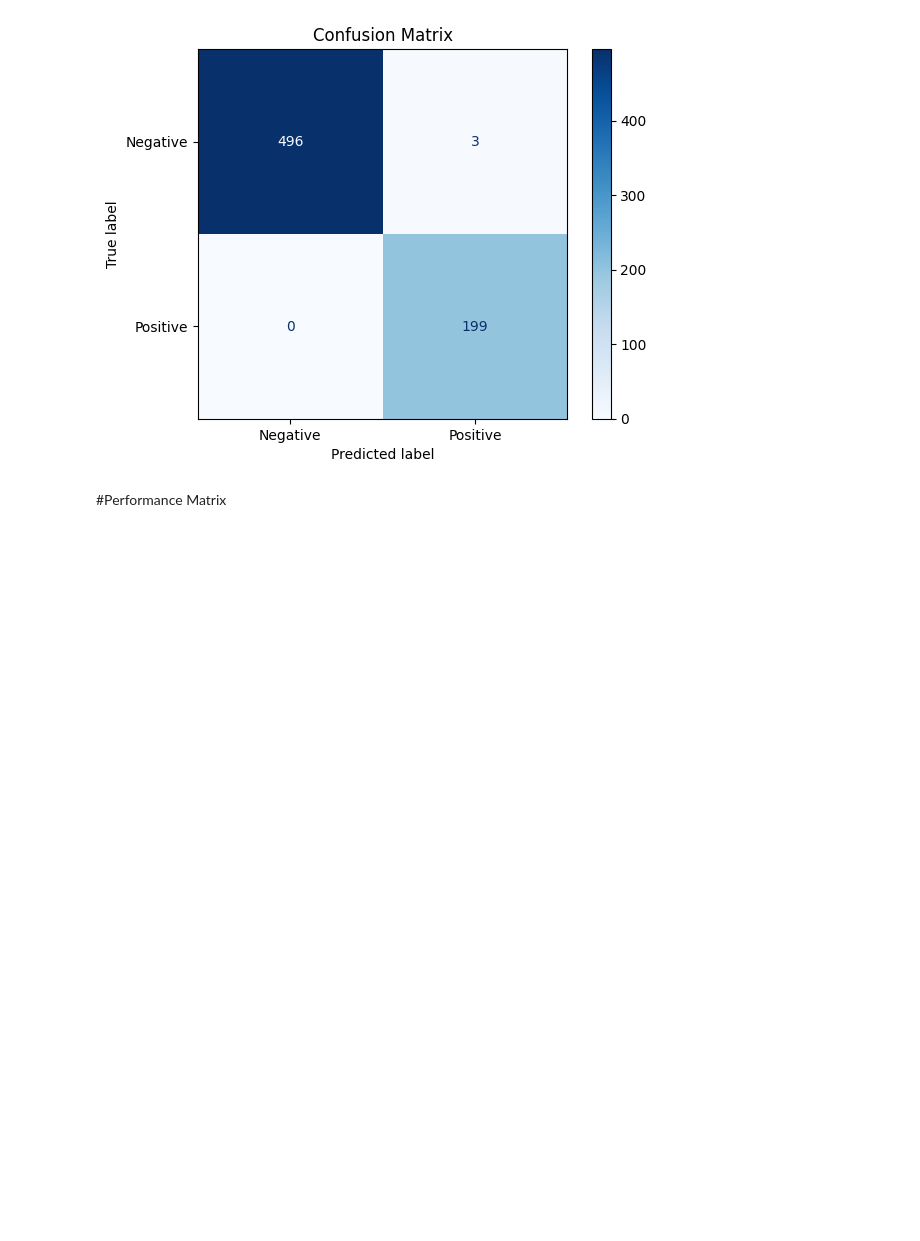
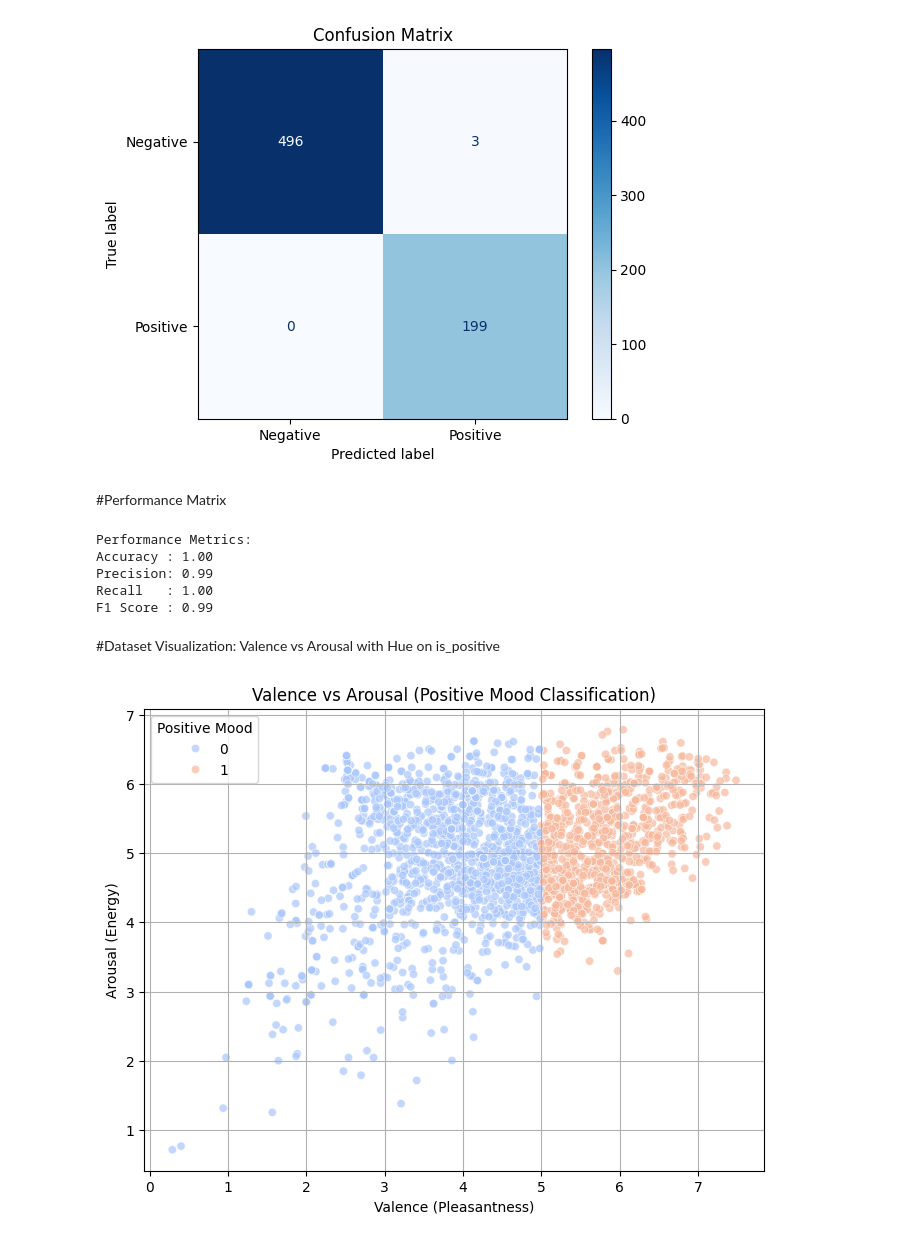
Before and after one commit to bahing-rai/AI-Coursework, a Jupyter notebook: AI(coursework).ipynb, the cells around one changed output. Drawn from its saved outputs; the diff is of its cells as text; code cells hidden in the pictures; blank space fills up the shorter version.

Commit message:
Dataset Visualization: Valence vs Arousal with Hue on is_positive

```diff
--- a/AI(coursework).ipynb
+++ b/AI(coursework).ipynb
@@ -60,3 +60,28 @@ acc = accuracy_score(y_test, y_pred)
 prec = precision_score(y_test, y_pred)
 rec = recall_score(y_test, y_pred)
 f1 = f1_score(y_test, y_pred)
+
+print("Performance Metrics:")
+print(f"Accuracy : {acc:.2f}")
+print(f"Precision: {prec:.2f}")
+print(f"Recall   : {rec:.2f}")
+print(f"F1 Score : {f1:.2f}")
+# %% [output]
+Performance Metrics:
+Accuracy : 1.00
+Precision: 0.99
+Recall   : 1.00
+F1 Score : 0.99
+# %% [markdown]
+#Dataset Visualization: Valence vs Arousal with Hue on is_positive
+# %%
+plt.figure(figsize=(8, 6))
+sns.scatterplot(data=df, x="valence_tags", y="arousal_tags", hue="is_positive", palette="coolwarm", alpha=0.7)
+plt.title("Valence vs Arousal (Positive Mood Classification)")
+plt.xlabel("Valence (Pleasantness)")
+plt.ylabel("Arousal (Energy)")
+plt.legend(title="Positive Mood")
+plt.grid(True)
+plt.show()
+# %% [output]
+[figure, added]
```
